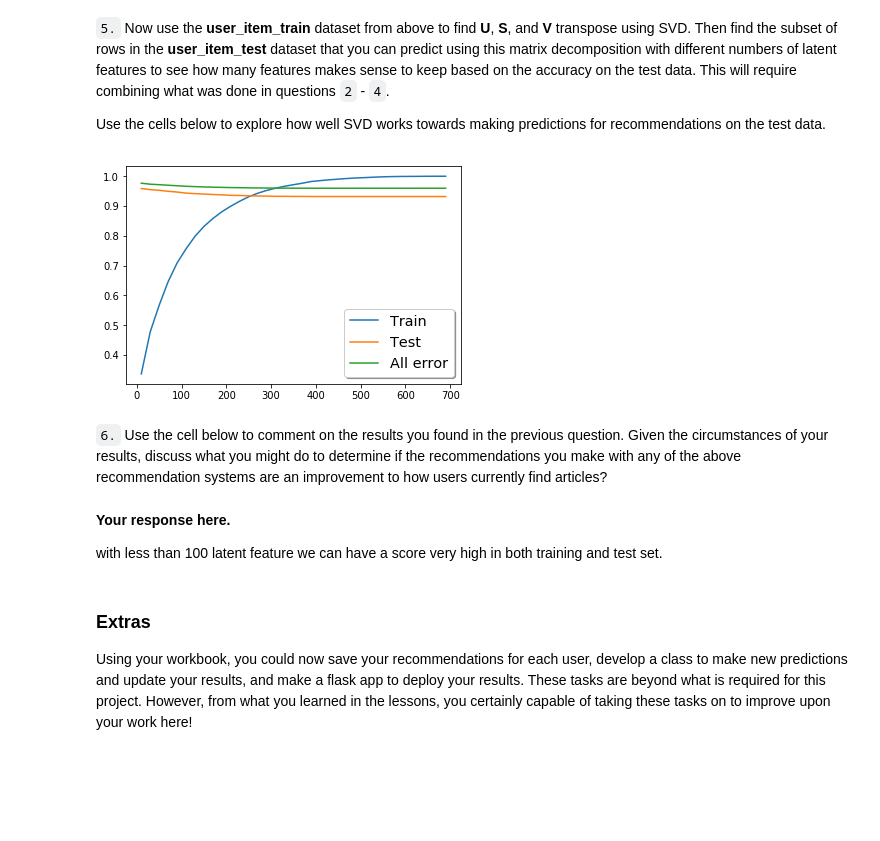
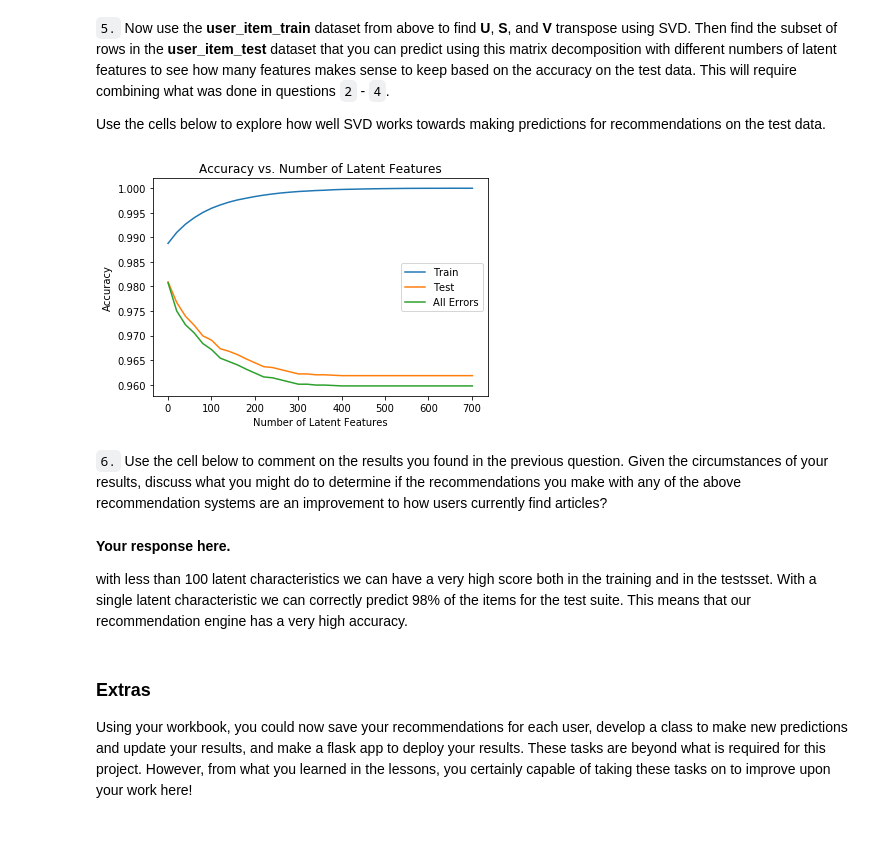
Before and after one commit to alejgo06/Recommendations_Engine_with_IBM, a Jupyter notebook: Recommendations_with_IBM_clean.ipynb, the cells around one changed output. Saved outputs shown, nothing was run; the diff lists cells and outputs as text; code cells hidden in the pictures; blank space fills up the shorter version.

```diff
--- a/Recommendations_with_IBM_clean.ipynb
+++ b/Recommendations_with_IBM_clean.ipynb
@@ -817,50 +840,49 @@ u_train, s_train, vt_train = np.linalg.svd(user_item_train)# fit svd similar to
 # %%
-all_errs=[]
-err_train_vector=[]
-err_test_vector=[]
-u_train, s_train, vt_train = np.linalg.svd(user_item_train)
-num_latent_feats=np.arange(10,700+10,20)
+# fit SVD on the user_item_train matrix
+u_train, s_train, vt_train = np.linalg.svd(user_item_train)# use the built in to get the three matrices
 
 
-train_idx=df_train['user_id']
-user_item_testAux=user_item_test.loc[user_item_test.index.isin(train_idx),:]
+num_latent_feats = np.arange(1,700+10,20)
+sum_train_errs = []
+sum_test_errs = []
+all_errs = []
 
 
 row_idxs = user_item_train.index.isin(test_idx)
 col_idxs = user_item_train.columns.isin(test_arts)#YOUR CODE HERE
 u_test = u_train[row_idxs, :]
 vt_test = vt_train[:,col_idxs]#YOUR CODE HERE
 
+
+
 for k in num_latent_feats:
     s_train_lat, u_train_lat, vt_train_lat = np.diag(s_train[:k]), u_train[:, :k], vt_train[:k, :]
-    u_test_lat, vt_test_lat = u_test[:, :k],vt_test[:k, :]#YOUR CODE HERE
+    u_test_lat, vt_test_lat = u_test[:, :k], vt_test[:k, :]
     user_item_train_preds = np.around(np.dot(np.dot(u_train_lat, s_train_lat), vt_train_lat))
-    user_item_test_preds = np.around(np.dot(np.dot(u_test_lat, s_train_lat), vt_test_lat))#YOUR CODE HERE
-    all_errs.append(1 - ((np.sum(user_item_test_preds)+np.sum(np.sum(user_item_testAux)))/(user_item_testAux.shape[0]*user_item_testAux.shape[1])))
+    user_item_test_preds = np.around(np.dot(np.dot(u_test_lat, s_train_lat), vt_test_lat))
+    all_errs.append(1 - ((np.sum(user_item_test_preds)+np.sum(np.sum(user_item_test)))/(user_item_test.shape[0]*user_item_test.shape[1])))
     diffs_train = np.subtract(user_item_train, user_item_train_preds)
-    diffs_test = np.subtract(user_item_testAux, user_item_test_preds)#YOUR CODE HERE
+    diffs_test = np.subtract(user_item_test, user_item_test_preds)
+    err_train = np.sum(np.sum(np.abs(diffs_train)))
+    sum_train_errs.append(err_train)
+    err_test = np.sum(np.sum(np.abs(diffs_test)))
+    sum_test_errs.append(err_test)
 
-    err_train = np.sum(np.sum(np.abs(diffs_train)))
-    err_train_vector=np.append(err_train_vector,err_train)
-    err_test = np.sum(np.sum(np.abs(diffs_test)))#YOUR CODE HERE
-    err_test_vector=np.append(err_test_vector,err_test)
-
-
-
-fig, ax = plt.subplots()
-ax.plot(num_latent_feats, 1 - np.array(err_train_vector)/df_train.shape[0],label="Train")
-ax.plot(num_latent_feats, 1 - np.array(err_test_vector)/df_test.shape[0],label="Test")
-ax.plot(num_latent_feats, np.array(all_errs),label="All error")
-legend = ax.legend(loc='lower right', shadow=True, fontsize='x-large')
-plt.show()
+plt.plot(num_latent_feats, 1 - np.array(sum_train_errs)/(user_item_train.shape[0]*user_item_test.shape[1]), label='Train');
+plt.plot(num_latent_feats, 1 - np.array(sum_test_errs)/(user_item_test.shape[0]*user_item_test.shape[1]), label='Test');
+plt.plot(num_latent_feats, all_errs, label='All Errors');
+plt.xlabel('Number of Latent Features');
+plt.ylabel('Accuracy');
+plt.title('Accuracy vs. Number of Latent Features');
+plt.legend();
 # %% [output]
-[figure, old version]
+[figure, new version]
 # %% [markdown]
 `6.` Use the cell below to comment on the results you found in the previous question. Given the circumstances of your results, discuss what you might do to determine if the recommendations you make with any of the above recommendation systems are an improvement to how users currently find articles?
 # %% [markdown]
 **Your response here.**
 
-with less than 100 latent feature we can have a score very high in both training and test set.
+with less than 100 latent characteristics we can have a very high score both in the training and in the testsset. With a single latent characteristic we can correctly predict 98% of the items for the test suite. This means that our recommendation engine has a very high accuracy.
 # %% [markdown]
 <a id='conclusions'></a>
 ### Extras
```
Also changed, not shown: parts of 6 cells of this notebook, 1 other file.
